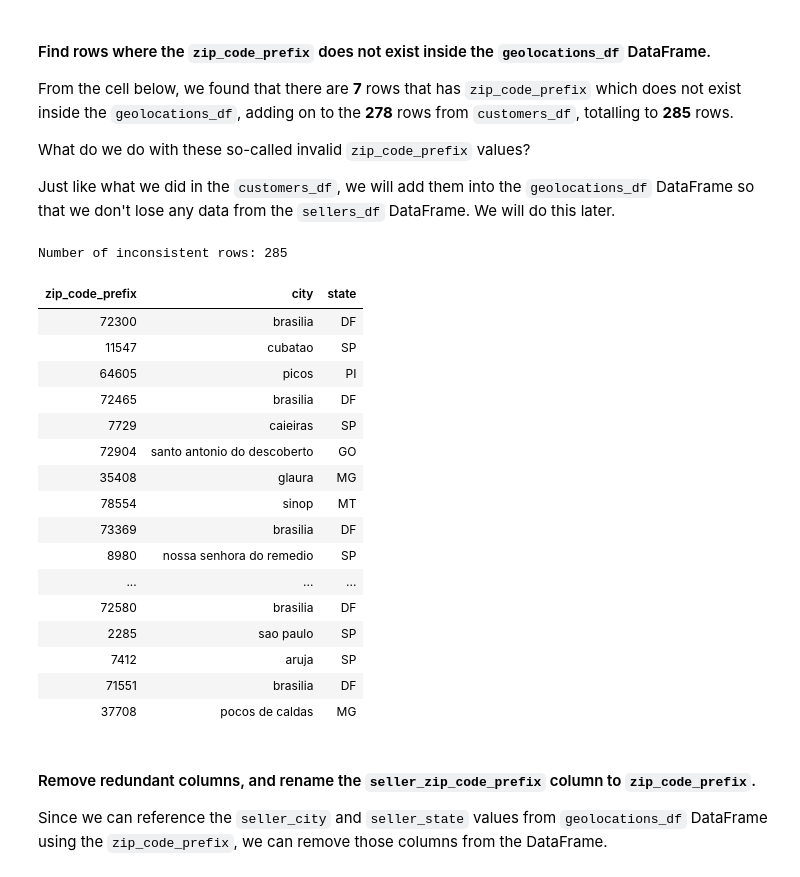
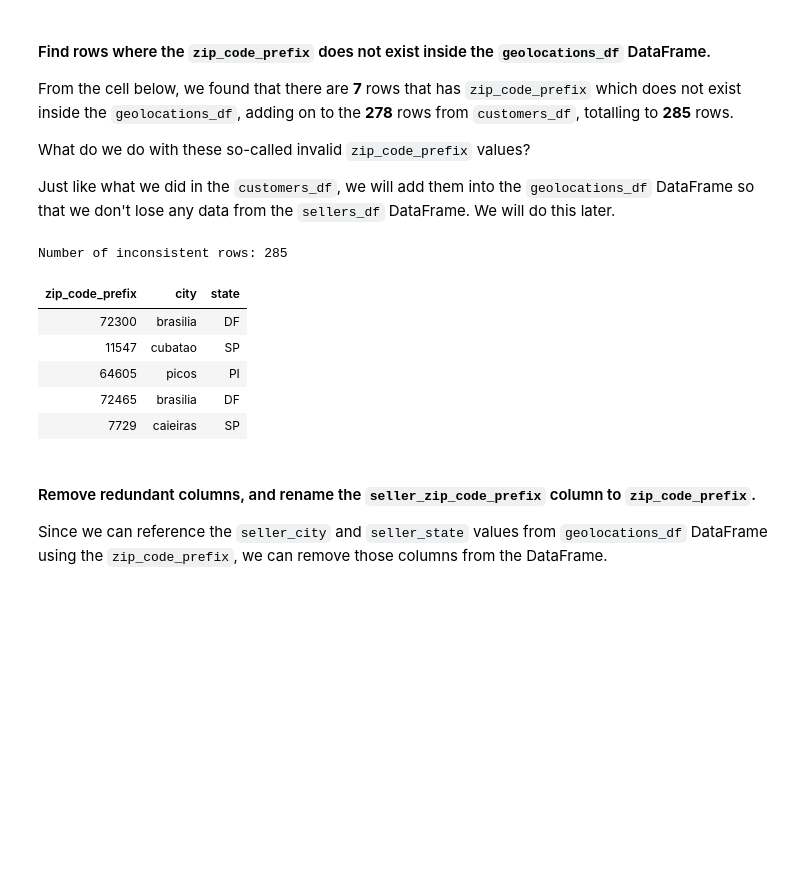
Before and after one commit to syafaatsaat/omni_oracle, a Jupyter notebook: final_project/notebooks/azure_data_cleaning.ipynb, the cells around one changed output. Saved outputs shown, nothing was run; the diff lists cells and outputs as text; code cells hidden in the pictures; blank space fills up the shorter version.

```diff
--- a/final_project/notebooks/azure_data_cleaning.ipynb
+++ b/final_project/notebooks/azure_data_cleaning.ipynb
@@ -296,9 +287,11 @@ window_spec = Window.partitionBy("zip_code_prefix")
 
 # Calculate the most frequent 'city' and 'state' using mode-like functionality
 df_grouped = geolocations_df.withColumn(
-                  "city_freq", F.count("city_normalized").over(window_spec)
+                  "city_freq",
+                  F.count("city_normalized").over(window_spec)
                ).withColumn(
-                  "state_freq", F.count("state").over(window_spec)
+                  "state_freq",
+                  F.count("state").over(window_spec)
                )
 
 # Display the first 10 rows of the DataFrame
@@ -562,40 +551,29 @@ Just like what we did in the `customers_df`, we will add them into the `geolocat
 # %%
 # Join sellers_df with geolocations_df to find non-matching zip_code_prefix
 temp_missing_geo = sellers_df.join(
     geolocations_df,
     sellers_df['seller_zip_code_prefix'] == geolocations_df['zip_code_prefix'],
     'left_anti'
 )
 
 # Rename the columns to match the geolocations_df
 temp_missing_geo = temp_missing_geo[['seller_zip_code_prefix', 'seller_city', 'seller_state']]
 temp_missing_geo = temp_missing_geo.withColumnRenamed('seller_zip_code_prefix', 'zip_code_prefix')\
                                    .withColumnRenamed('seller_city', 'city')\
                                    .withColumnRenamed('seller_state', 'state')
 # append the rows to the ones we found from customers_df
 inconsistent_rows = inconsistent_rows.union(temp_missing_geo)
 
 print(f"Number of inconsistent rows: {inconsistent_rows.count()}")
-display(inconsistent_rows)
+display(inconsistent_rows.limit(5))
 # %% [output]
 Number of inconsistent rows: 285
 | zip_code_prefix | city | state |
 | 72300 | brasilia | DF |
 | 11547 | cubatao | SP |
 | 64605 | picos | PI |
 | 72465 | brasilia | DF |
 | 7729 | caieiras | SP |
-| 72904 | santo antonio do descoberto | GO |
-| 35408 | glaura | MG |
-| 78554 | sinop | MT |
-| 73369 | brasilia | DF |
-| 8980 | nossa senhora do remedio | SP |
-| ... | ... | ... |
-| 72580 | brasilia | DF |
-| 2285 | sao paulo | SP |
-| 7412 | aruja | SP |
-| 71551 | brasilia | DF |
-| 37708 | pocos de caldas | MG |
 # %% [markdown]
 #### Remove redundant columns, and rename the `seller_zip_code_prefix` column to `zip_code_prefix`.
 
```
Also changed, not shown: parts of 35 cells of this notebook.
